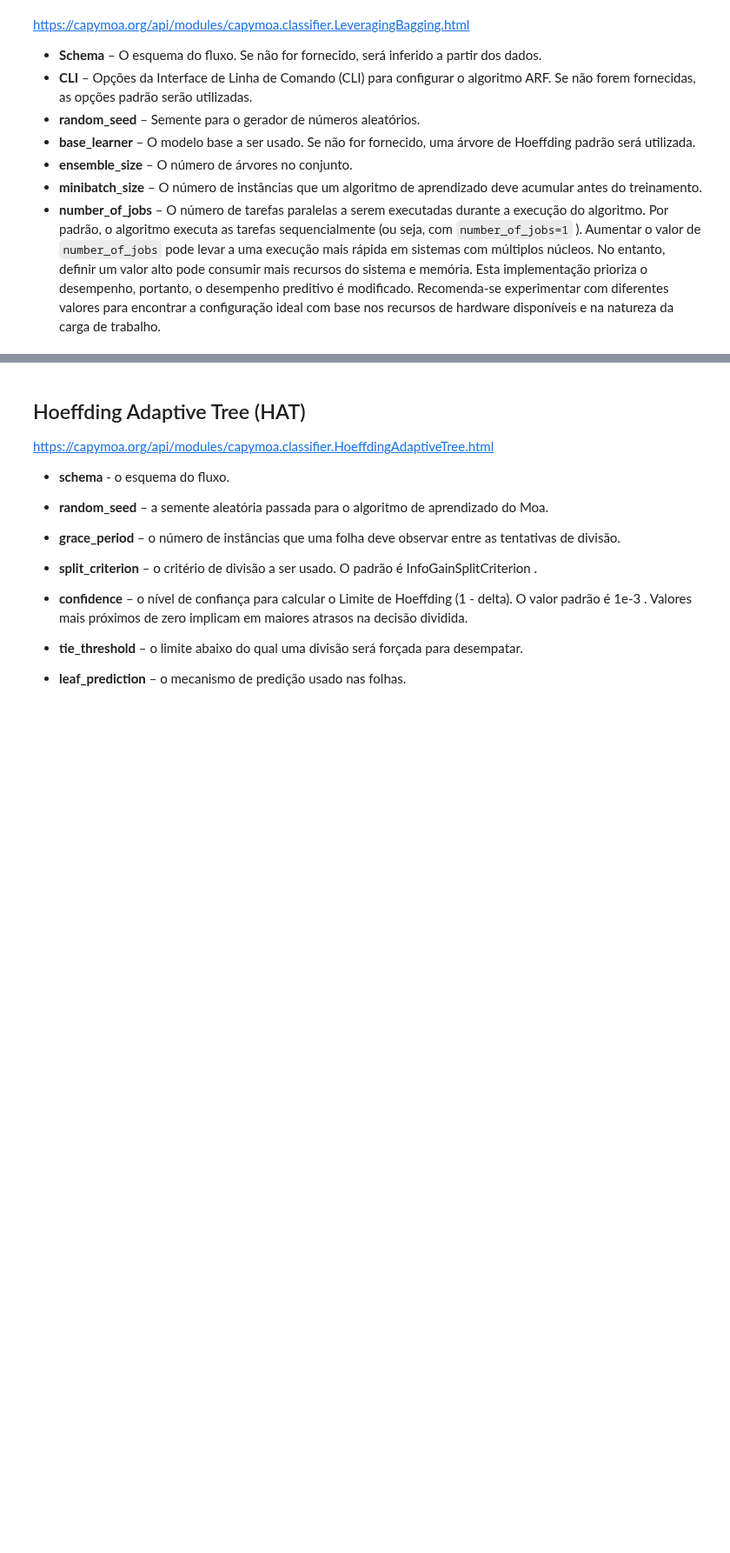
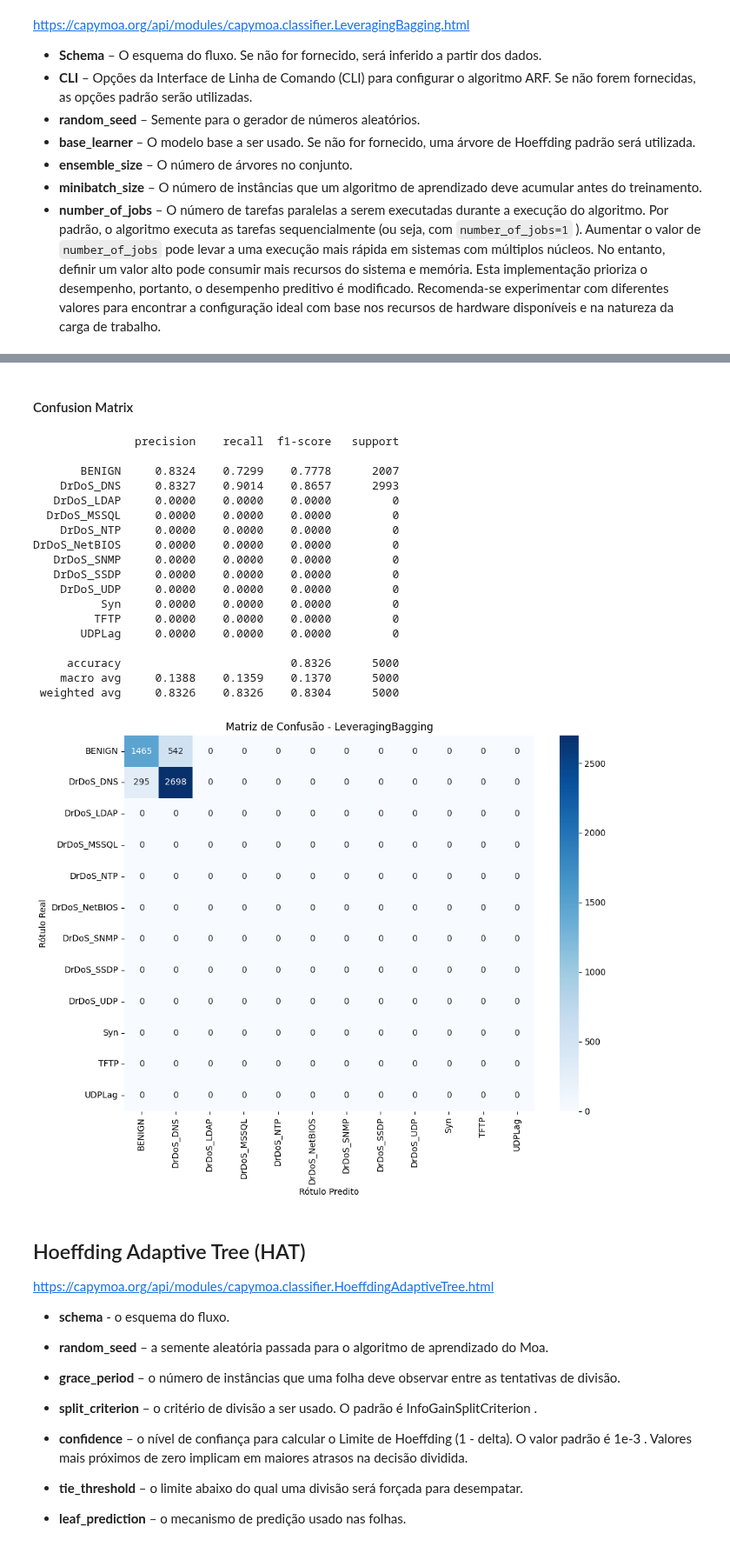
Before and after one commit to iRocktys/anomaly-detection-data-stream, a Jupyter notebook: Models.ipynb, the cells around one changed output, grey strips where cells are left out. Shown at 87% size. Saved outputs shown, nothing was run; the diff lists cells and outputs as text; code cells hidden in the pictures; blank space fills up the shorter version.

```diff
--- a/Models.ipynb
+++ b/Models.ipynb
@@ -178,3 +224,32 @@ DrDoS_NetBIOS     0.9538    0.9573    0.9555      4094
+# %% [markdown]
+#### Confusion Matrix
+# %%
+plot_confusion_matrix(
+    y_true_list,
+    y_pred_list,
+    le_global,
+    model_name="LeveragingBagging"
+)
+# %% [output]
+               precision    recall  f1-score   support
+
+       BENIGN     0.8324    0.7299    0.7778      2007
+    DrDoS_DNS     0.8327    0.9014    0.8657      2993
+   DrDoS_LDAP     0.0000    0.0000    0.0000         0
+  DrDoS_MSSQL     0.0000    0.0000    0.0000         0
+    DrDoS_NTP     0.0000    0.0000    0.0000         0
+DrDoS_NetBIOS     0.0000    0.0000    0.0000         0
+   DrDoS_SNMP     0.0000    0.0000    0.0000         0
+   DrDoS_SSDP     0.0000    0.0000    0.0000         0
+    DrDoS_UDP     0.0000    0.0000    0.0000         0
+          Syn     0.0000    0.0000    0.0000         0
+         TFTP     0.0000    0.0000    0.0000         0
+       UDPLag     0.0000    0.0000    0.0000         0
+
+     accuracy                         0.8326      5000
+    macro avg     0.1388    0.1359    0.1370      5000
+ weighted avg     0.8326    0.8326    0.8304      5000
+[figure, added]
 # %% [markdown]
 ## Hoeffding Adaptive Tree (HAT)
 
```
Also changed, not shown: parts of 21 cells of this notebook, 2 other files.
